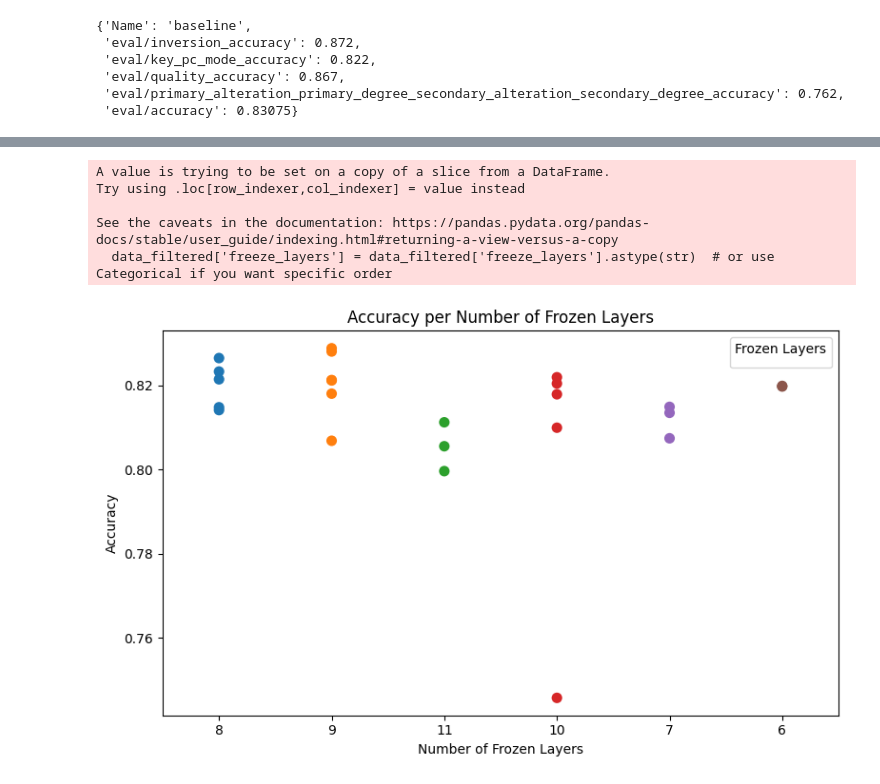
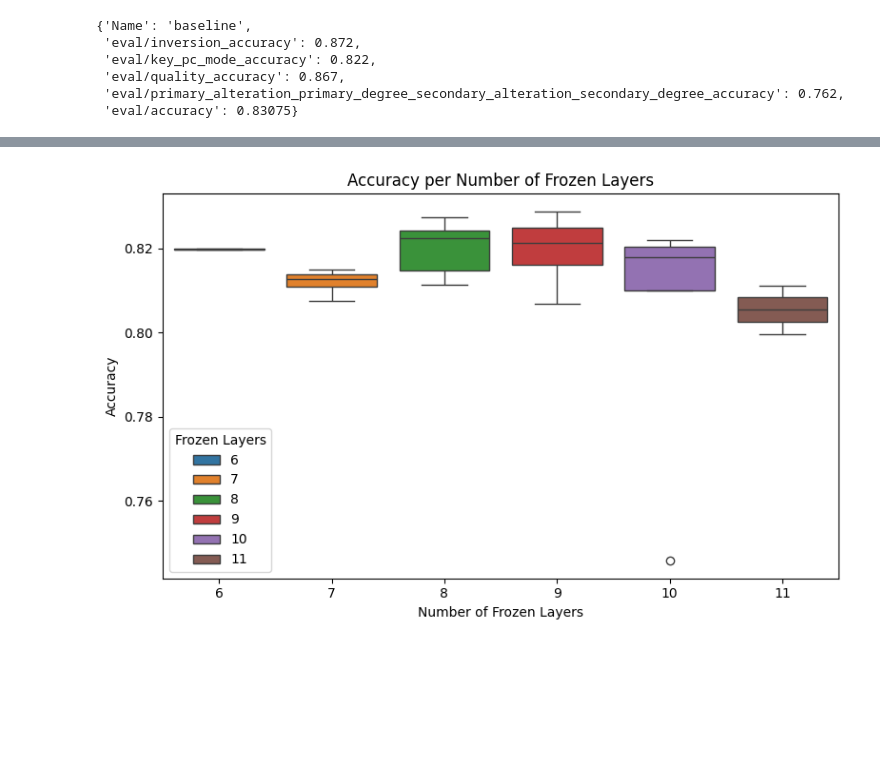
Before and after one commit to PulyaPolya/musicbert_hf, a Jupyter notebook: visualisations.ipynb, the cells around one changed output, grey strips where cells are left out. Drawn from its saved outputs; the diff is of its cells as text; code cells hidden in the pictures; blank space fills up the shorter version.

```diff
--- a/visualisations.ipynb
+++ b/visualisations.ipynb
@@ -5,5 +5,5 @@ import matplotlib.cbook as cbook
 
 import numpy as np
 import pandas as pd
-data = pd.read_csv("/home/ui556004/projects/musicbert_hf/scripts/wandb_logs/wandb_nas_more.csv")
+data = pd.read_csv("/home/ui556004/projects/musicbert_hf/scripts/wandb_logs/nas_params.csv")
 len(data)
@@ -120,28 +129,24 @@ df_baseline.sort_values(by = ["eval/accuracy"], ascending=False)
 # %%
 import seaborn as sns
 import matplotlib.pyplot as plt
 
 # Ensure freeze_layers is treated as categorical
-data_filtered['freeze_layers'] = data_filtered['freeze_layers'].astype(str)  # or use Categorical if you want specific order
+#data_filtered['freeze_layers'] = data_filtered['freeze_layers']  # or use Categorical if you want specific order
 
 # Create the plot
 plt.figure(figsize=(8, 5))
-sns.stripplot(data=data_filtered, x='freeze_layers', y='eval/accuracy', hue='freeze_layers', jitter=False, size=8, palette='tab10', dodge=False)
+#sns.stripplot(data=data_filtered,  x='freeze_layers', y='eval/accuracy', hue='freeze_layers', palette='tab10', dodge=False)
+sns.boxplot(data=data_filtered, x='freeze_layers', y='eval/accuracy', hue='freeze_layers', palette='tab10', dodge=False)
 
 # Adjust plot
 plt.xlabel("Number of Frozen Layers")
 plt.ylabel("Accuracy")
 plt.title("Accuracy per Number of Frozen Layers")
 plt.legend(title="Frozen Layers")
 plt.tight_layout()
 plt.show()
 # %% [output]
-A value is trying to be set on a copy of a slice from a DataFrame.
-Try using .loc[row_indexer,col_indexer] = value instead
-
-See the caveats in the documentation: https://pandas.pydata.org/pandas-docs/stable/user_guide/indexing.html#returning-a-view-versus-a-copy
-  data_filtered['freeze_layers'] = data_filtered['freeze_layers'].astype(str)  # or use Categorical if you want specific order
-[figure, old version]
+[figure, new version]
 # %%
 import seaborn as sns
 import matplotlib.pyplot as plt
```
Also changed, not shown: parts of 11 cells of this notebook.
